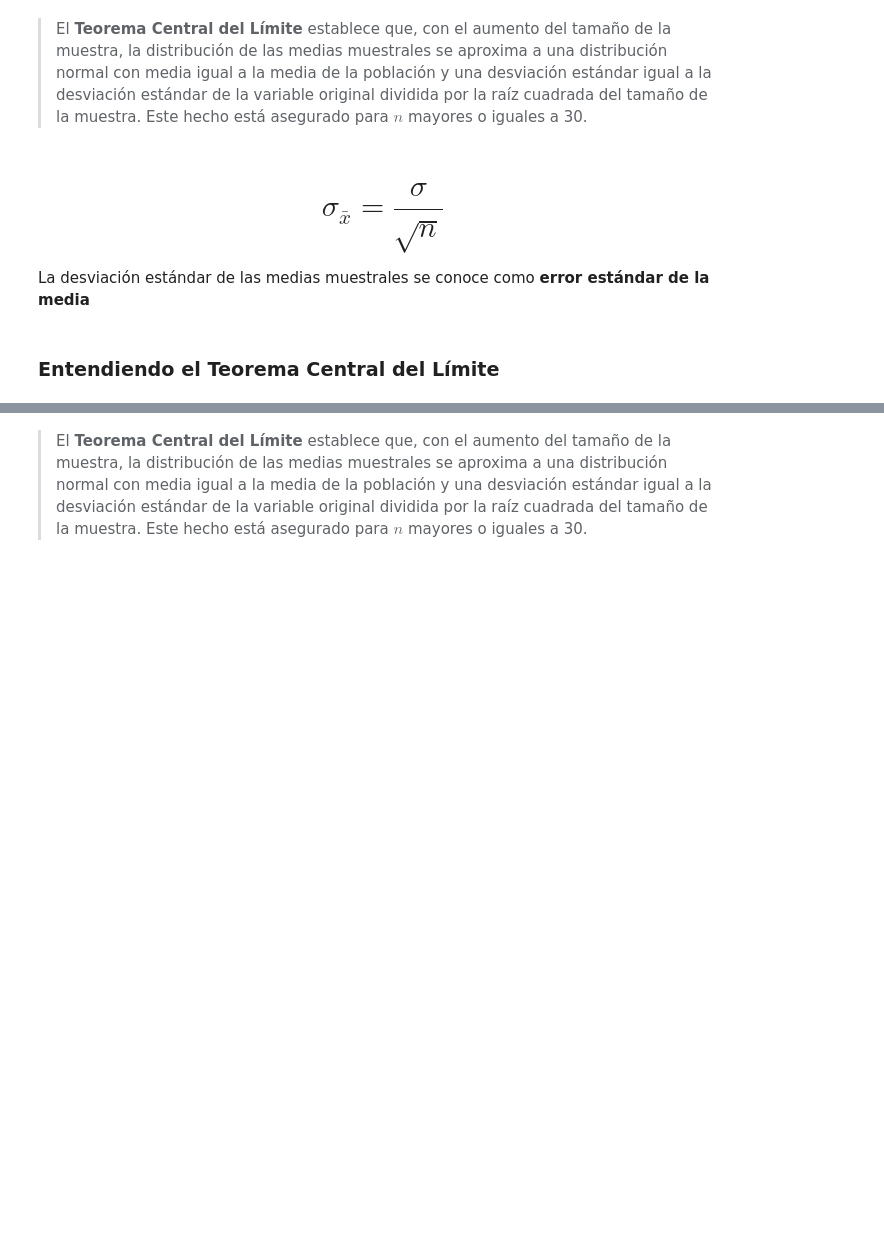
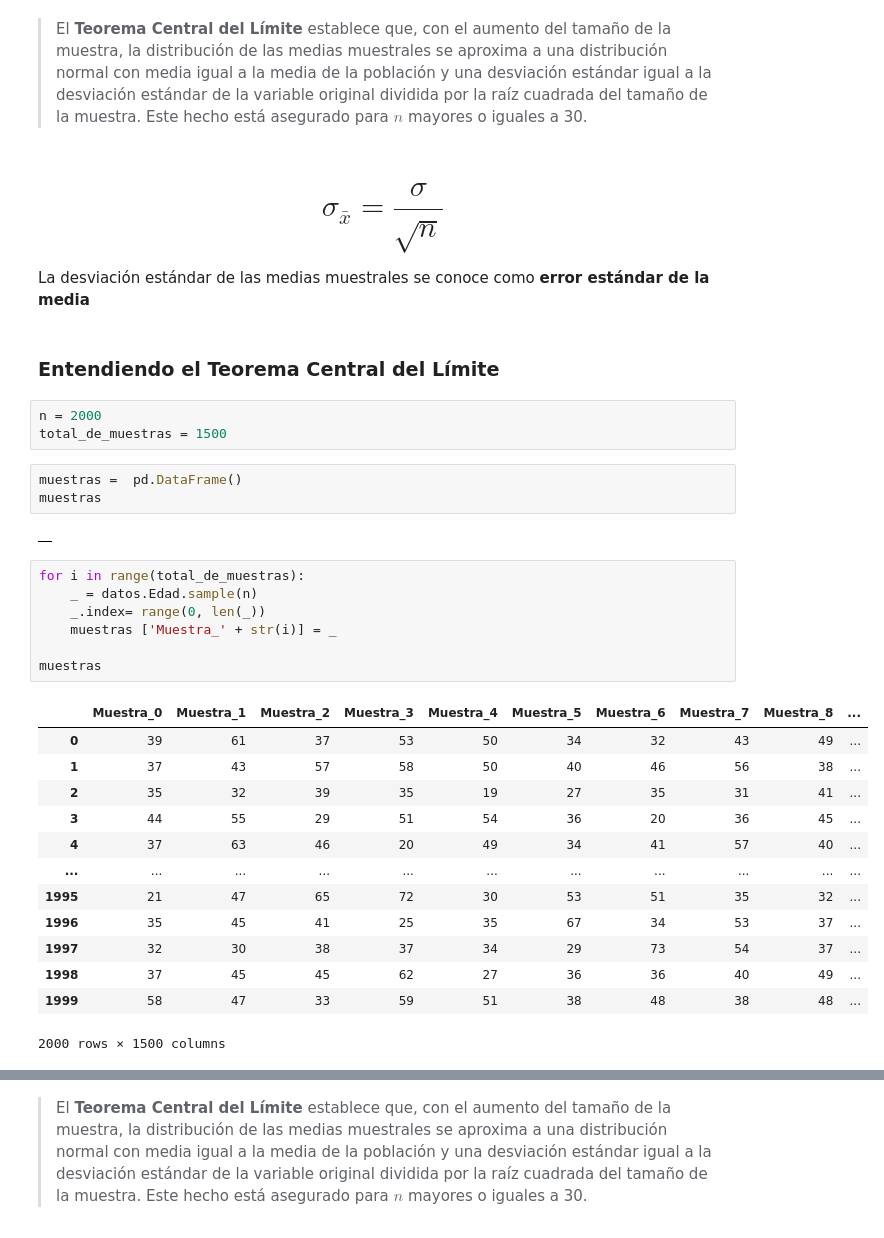
Before and after one commit to yuri19762008/001_ORACLE, a Jupyter notebook: 014_ESTADISTICAS_PYTHON/Inicial.ipynb, the cells around one changed output, grey strips where cells are left out. Cells and saved outputs as stored; diff of their text form; blank space fills up the shorter version.

```diff
--- a/014_ESTADISTICAS_PYTHON/Inicial.ipynb
+++ b/014_ESTADISTICAS_PYTHON/Inicial.ipynb
@@ -847,8 +880,40 @@ Es la forma de hacer suposiciones generalizadas sobre los parámetros de una pob
 # %% [markdown]
 > El **Teorema Central del Límite** establece que, con el aumento del tamaño de la muestra, la distribución de las medias muestrales se aproxima a una distribución normal con media igual a la media de la población y una desviación estándar igual a la desviación estándar de la variable original dividida por la raíz cuadrada del tamaño de la muestra. Este hecho está asegurado para $n$ mayores o iguales a 30.
 # %% [markdown]
-# $$\sigma_\bar{x} = \frac{\sigma}{\sqrt{n}}$$
+
+
+# $$\sigma_{\bar{x}} = \frac{\sigma}{\sqrt{n}}$$
+
 
 La desviación estándar de las medias muestrales se conoce como **error estándar de la media**
 # %% [markdown]
 ### Entendiendo el Teorema Central del Límite
+# %%
+n = 2000
+total_de_muestras = 1500
+# %%
+muestras =  pd.DataFrame()
+muestras
+# %% [output]
+|  |
+# %%
+for i in range(total_de_muestras):
+    _ = datos.Edad.sample(n)
+    _.index= range(0, len(_))
+    muestras ['Muestra_' + str(i)] = _
+
+muestras
+# %% [output]
+|  | Muestra_0 | Muestra_1 | Muestra_2 | Muestra_3 | Muestra_4 | Muestra_5 | Muestra_6 | Muestra_7 | Muestra_8 | ... |
+| 0 | 39 | 61 | 37 | 53 | 50 | 34 | 32 | 43 | 49 | ... |
+| 1 | 37 | 43 | 57 | 58 | 50 | 40 | 46 | 56 | 38 | ... |
+| 2 | 35 | 32 | 39 | 35 | 19 | 27 | 35 | 31 | 41 | ... |
+| 3 | 44 | 55 | 29 | 51 | 54 | 36 | 20 | 36 | 45 | ... |
+| 4 | 37 | 63 | 46 | 20 | 49 | 34 | 41 | 57 | 40 | ... |
+| ... | ... | ... | ... | ... | ... | ... | ... | ... | ... | ... |
+| 1995 | 21 | 47 | 65 | 72 | 30 | 53 | 51 | 35 | 32 | ... |
+| 1996 | 35 | 45 | 41 | 25 | 35 | 67 | 34 | 53 | 37 | ... |
+| 1997 | 32 | 30 | 38 | 37 | 34 | 29 | 73 | 54 | 37 | ... |
+| 1998 | 37 | 45 | 45 | 62 | 27 | 36 | 36 | 40 | 49 | ... |
+| 1999 | 58 | 47 | 33 | 59 | 51 | 38 | 48 | 38 | 48 | ... |
+2000 rows × 1500 columns
```
Also changed, not shown: parts of 16 cells of this notebook.
